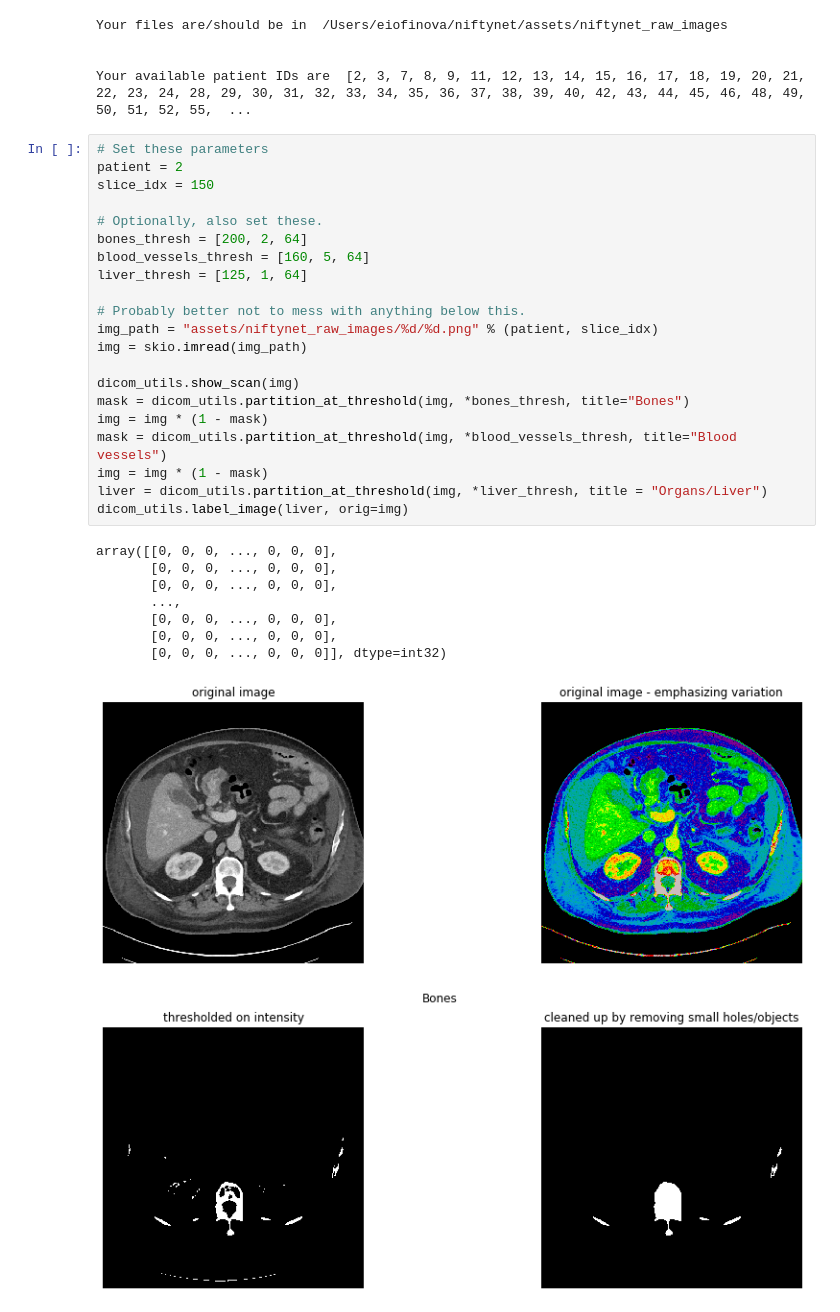
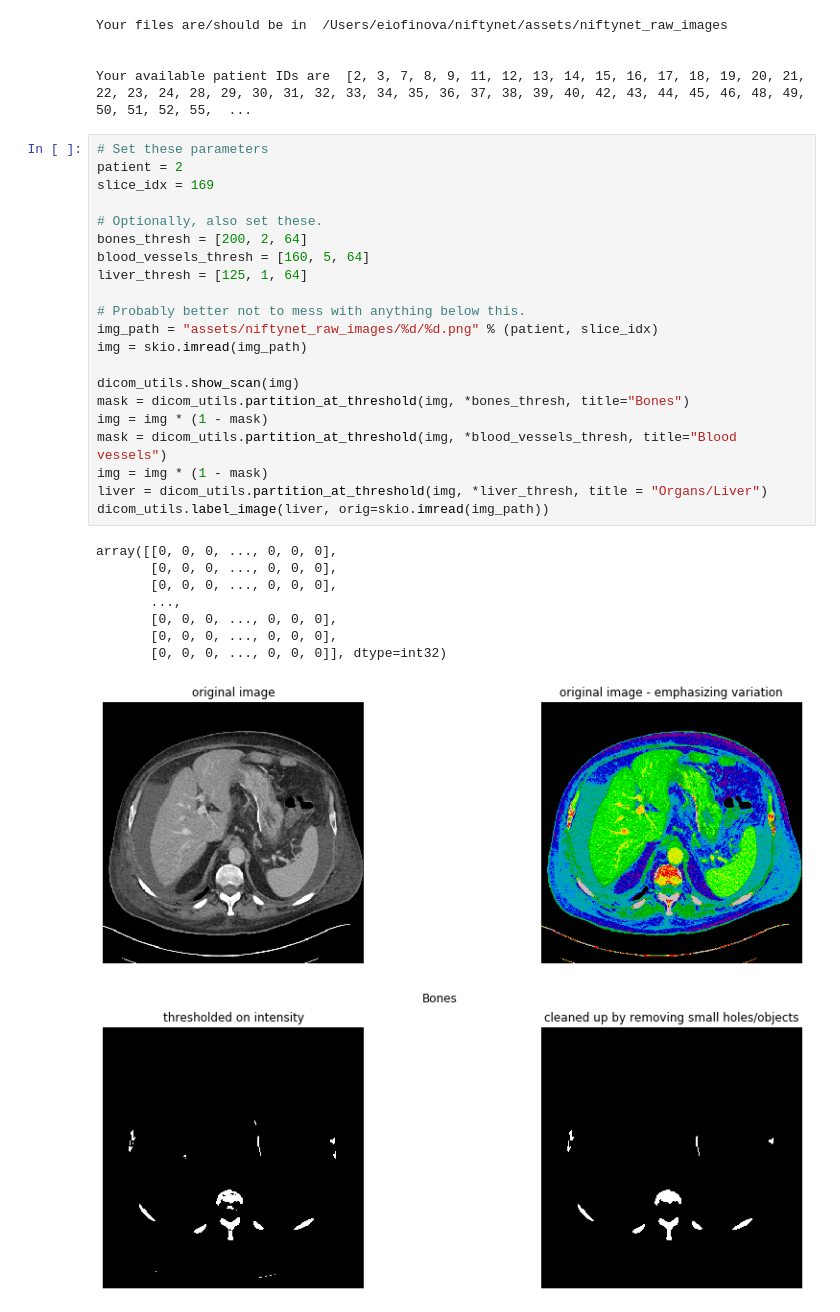
Before and after one commit to menchelab/radipop, a Jupyter notebook: naive_segmenter.ipynb, the cells around one changed output. Saved outputs shown, nothing was run; the diff lists cells and outputs as text.

```diff
--- a/naive_segmenter.ipynb
+++ b/naive_segmenter.ipynb
@@ -22,31 +29,31 @@ Your available patient IDs are  [2, 3, 7, 8, 9, 11, 12, 13, 14, 15, 16, 17, 18,
 # %%
 # Set these parameters
 patient = 2
-slice_idx = 150
+slice_idx = 169
 
 # Optionally, also set these.
 bones_thresh = [200, 2, 64]
 blood_vessels_thresh = [160, 5, 64]
 liver_thresh = [125, 1, 64]
 
 # Probably better not to mess with anything below this.
 img_path = "assets/niftynet_raw_images/%d/%d.png" % (patient, slice_idx)
 img = skio.imread(img_path)
 
 dicom_utils.show_scan(img)
 mask = dicom_utils.partition_at_threshold(img, *bones_thresh, title="Bones")
 img = img * (1 - mask)
 mask = dicom_utils.partition_at_threshold(img, *blood_vessels_thresh, title="Blood vessels")
 img = img * (1 - mask)
 liver = dicom_utils.partition_at_threshold(img, *liver_thresh, title = "Organs/Liver")
-dicom_utils.label_image(liver, orig=img)
+dicom_utils.label_image(liver, orig=skio.imread(img_path))
 # %% [output]
 array([[0, 0, 0, ..., 0, 0, 0],
        [0, 0, 0, ..., 0, 0, 0],
        [0, 0, 0, ..., 0, 0, 0],
        ...,
        [0, 0, 0, ..., 0, 0, 0],
        [0, 0, 0, ..., 0, 0, 0],
        [0, 0, 0, ..., 0, 0, 0]], dtype=int32)
-[figure, old version]
+[figure, new version]
-[figure, old version]
+[figure, new version]
```
Also changed, not shown: parts of 8 cells of this notebook, 1 other file.
